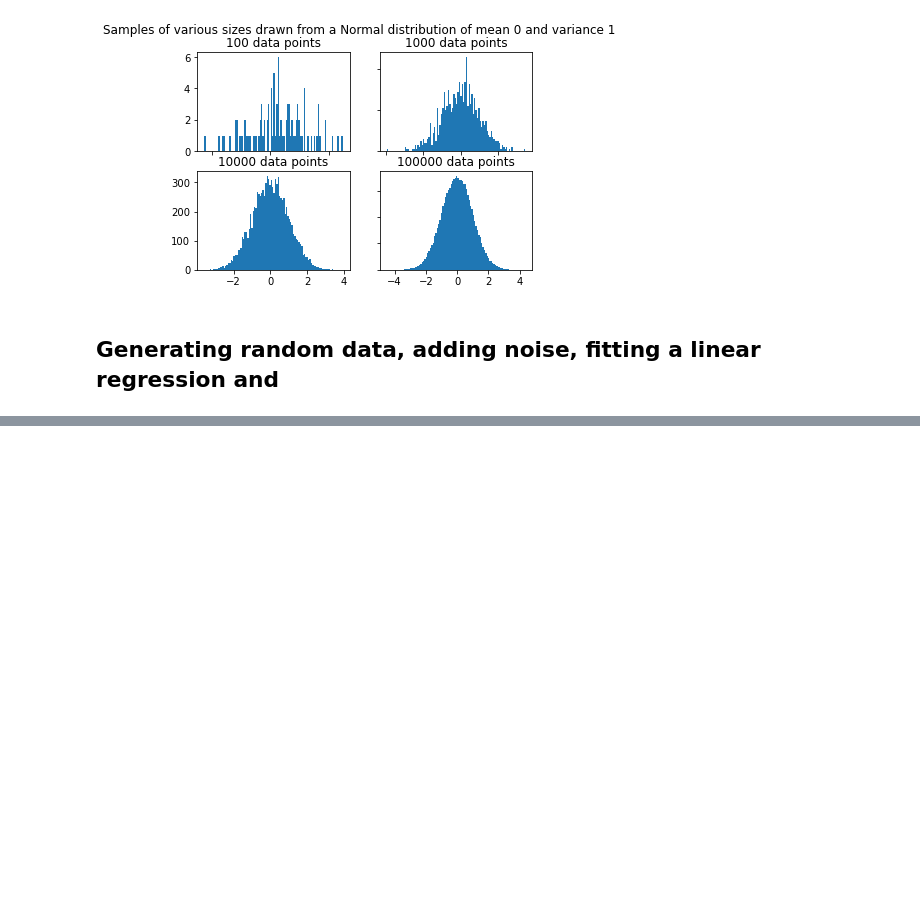
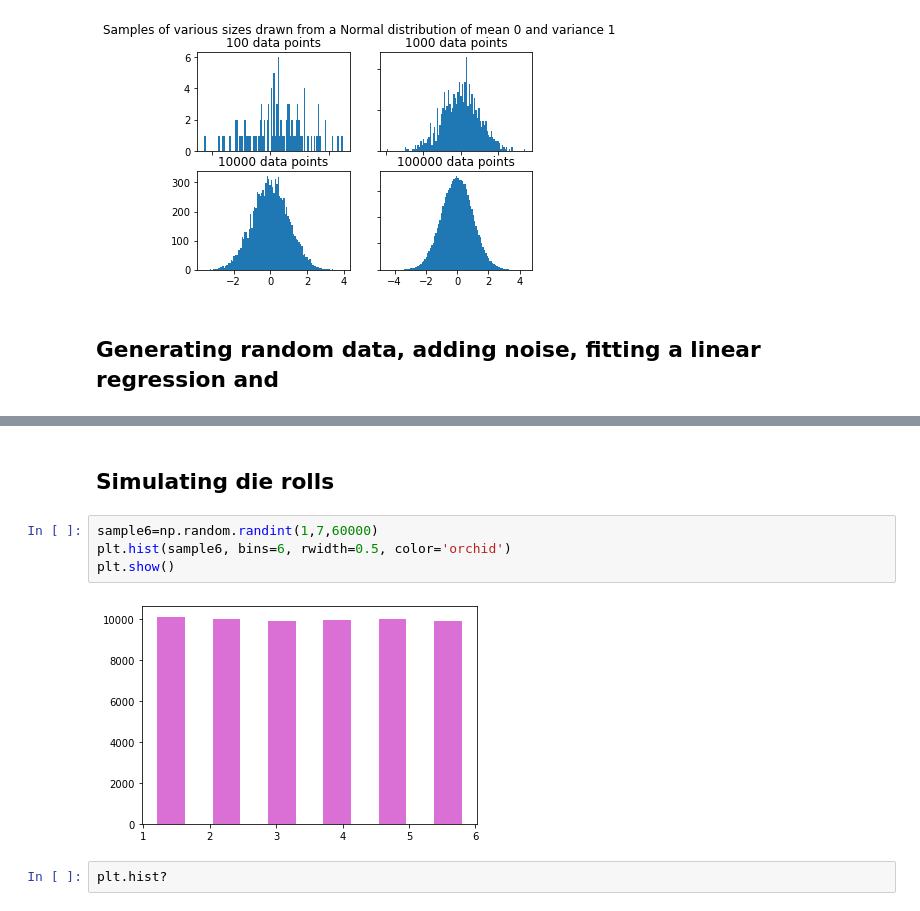
Before and after one commit to ravi-donepudi/CODE, a Jupyter notebook: Matplotlib examples.ipynb, the cells around one changed output, grey strips where cells are left out. Saved outputs shown, nothing was run; the diff lists cells and outputs as text; blank space fills up the shorter version.

```diff
--- a/Matplotlib examples.ipynb
+++ b/Matplotlib examples.ipynb
@@ -59,0 +60,10 @@ The R^2 value is 0.9994514478851392
+# %% [markdown]
+## Simulating die rolls
+# %%
+sample6=np.random.randint(1,7,60000)
+plt.hist(sample6, bins=6, rwidth=0.5, color='orchid')
+plt.show()
+# %% [output]
+[figure, added]
+# %%
+plt.hist?
```
Also changed, not shown: parts of 1 cell of this notebook.
